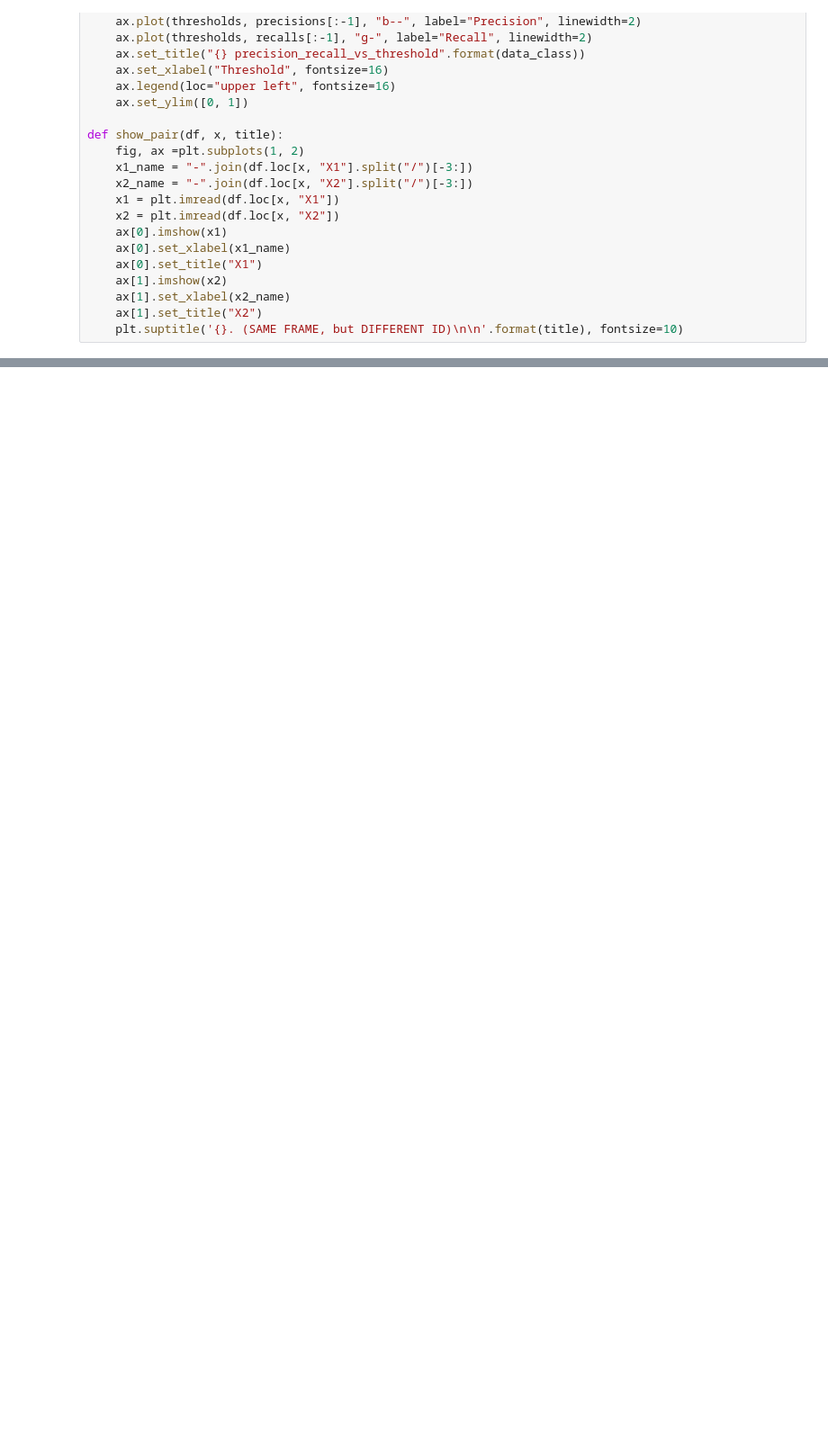
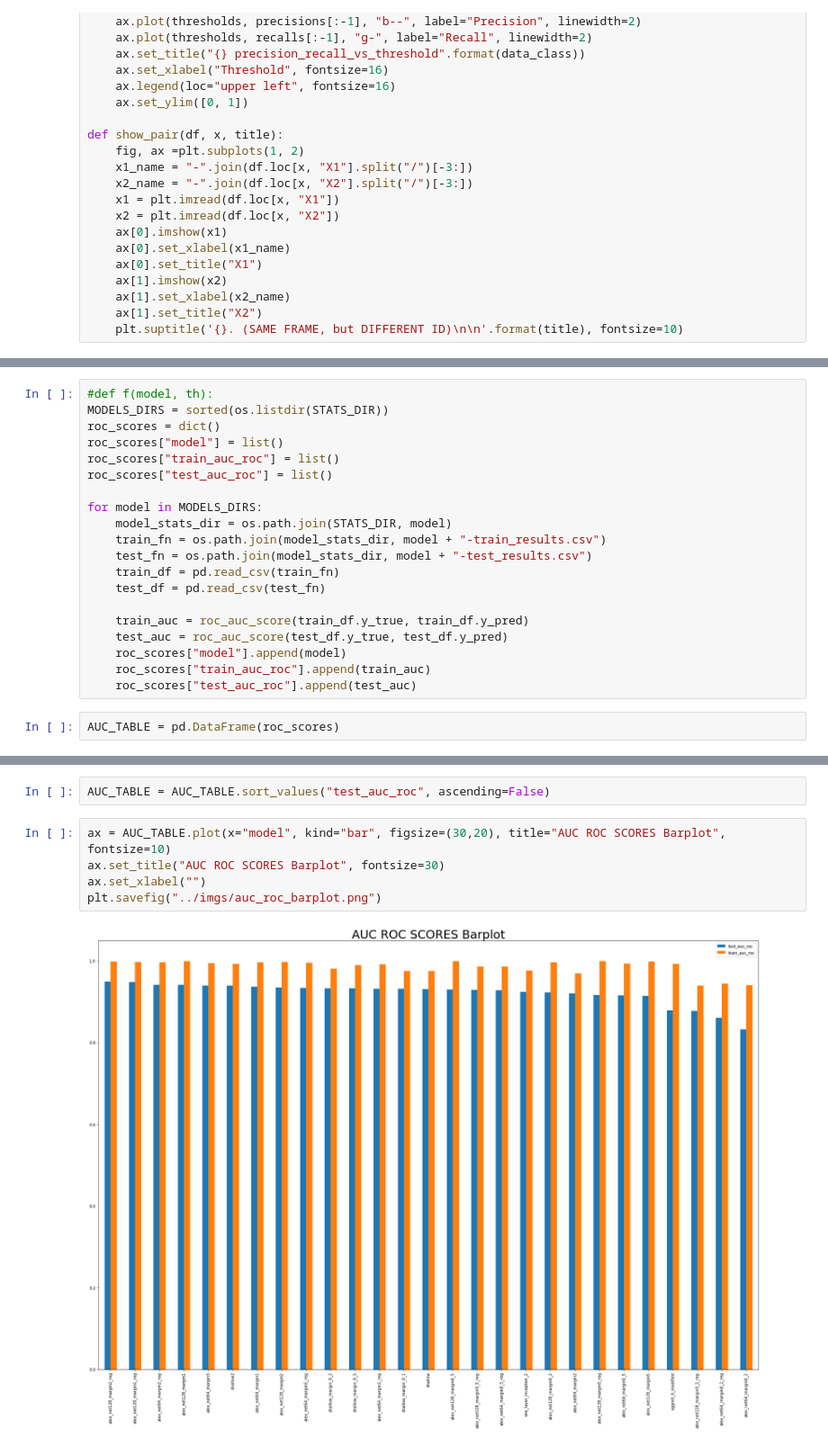
Before and after one commit to binarySequoia/learning_bee_fingerprints, a Jupyter notebook: notebooks/vizualization.ipynb, the cells around one changed output, grey strips where cells are left out. Shown: that part at 90% size. Drawn from its saved outputs; the diff is of its cells as text; blank space fills up the shorter version.

```diff
--- a/notebooks/vizualization.ipynb
+++ b/notebooks/vizualization.ipynb
@@ -123,3 +131,25 @@ def f(model, th):
 interact(f, model=sorted(os.listdir(STATS_DIR)), th=(0, 20, 0.1));
 # %% [output]
 interactive(children=(Dropdown(description='model', options=('alex_net128_margin0_2', 'alex_net128_margin0_2_r…
+# %%
+#def f(model, th):
+MODELS_DIRS = sorted(os.listdir(STATS_DIR))
+roc_scores = dict()
+roc_scores["model"] = list()
+roc_scores["train_auc_roc"] = list()
+roc_scores["test_auc_roc"] = list()
+
+for model in MODELS_DIRS:
+    model_stats_dir = os.path.join(STATS_DIR, model)
+    train_fn = os.path.join(model_stats_dir, model + "-train_results.csv")
+    test_fn = os.path.join(model_stats_dir, model + "-test_results.csv")
+    train_df = pd.read_csv(train_fn)
+    test_df = pd.read_csv(test_fn)
+
+    train_auc = roc_auc_score(train_df.y_true, train_df.y_pred)
+    test_auc = roc_auc_score(test_df.y_true, test_df.y_pred)
+    roc_scores["model"].append(model)
+    roc_scores["train_auc_roc"].append(train_auc)
+    roc_scores["test_auc_roc"].append(test_auc)
+# %%
+AUC_TABLE = pd.DataFrame(roc_scores)
@@ -126,3 +165,12 @@ interactive(children=(Dropdown(description='model', options=('alex_net128_margin
+# %%
+AUC_TABLE = AUC_TABLE.sort_values("test_auc_roc", ascending=False)
+# %%
+ax = AUC_TABLE.plot(x="model", kind="bar", figsize=(30,20), title="AUC ROC SCORES Barplot", fontsize=10)
+ax.set_title("AUC ROC SCORES Barplot", fontsize=30)
+ax.set_xlabel("")
+plt.savefig("../imgs/auc_roc_barplot.png")
+# %% [output]
+[figure, added]
 # %%
 def show_cases(model, th):
     model_stats_dir = os.path.join(STATS_DIR, model )
```
Also changed, not shown: parts of 5 cells of this notebook, 30 other files.
